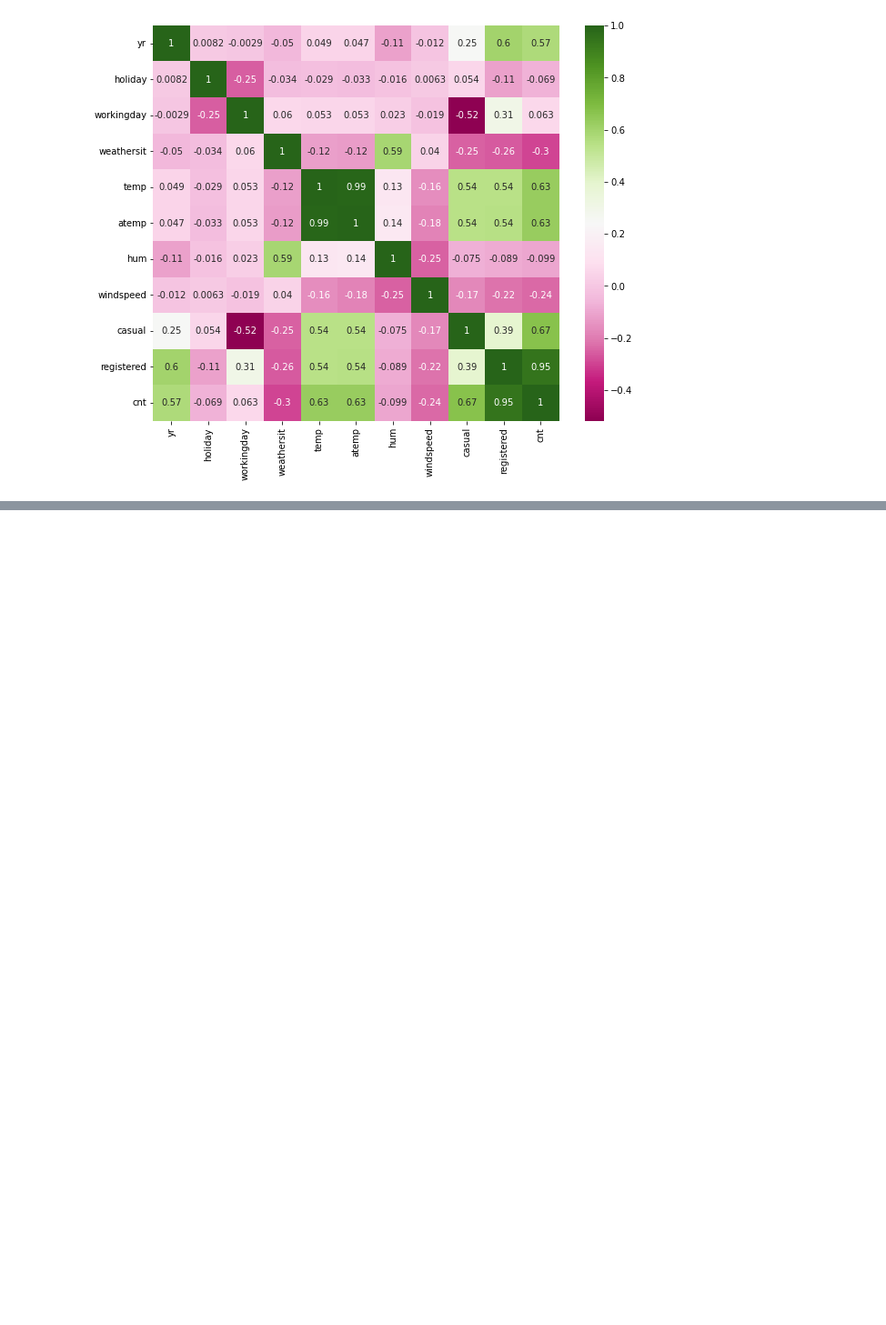
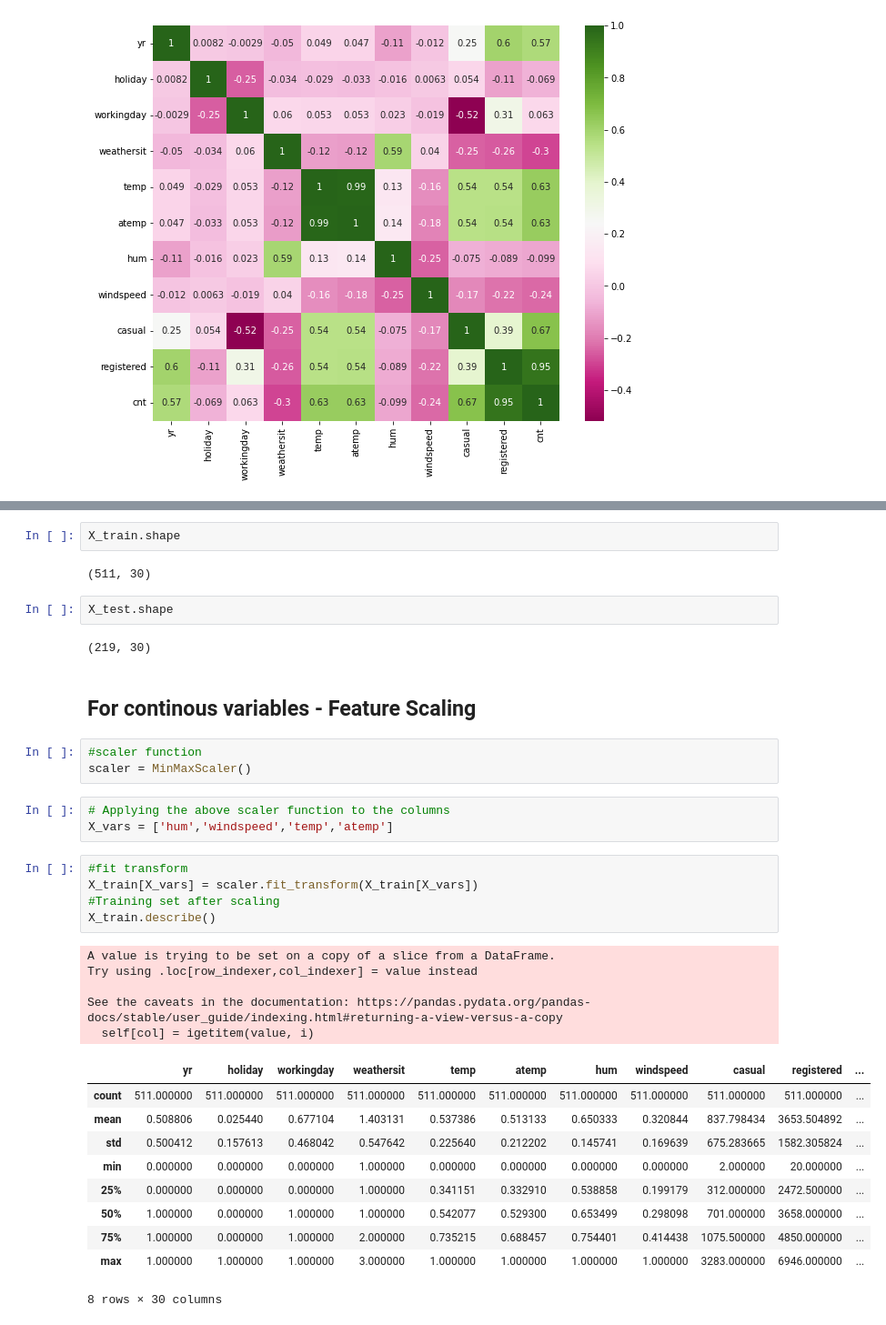
Before and after one commit to MrChetanDesai/Linear_Regression_Assignment, a Jupyter notebook: data_processing_modeling.ipynb, the cells around one changed output, grey strips where cells are left out. Shown at 91% size. Cells and saved outputs as stored; diff of their text form; blank space fills up the shorter version.

```diff
--- a/data_processing_modeling.ipynb
+++ b/data_processing_modeling.ipynb
@@ -246,0 +249,37 @@ X_test.shape
+# %%
+X_train.shape
+# %% [output]
+(511, 30)
+# %%
+X_test.shape
+# %% [output]
+(219, 30)
+# %% [markdown]
+## For continous variables - Feature Scaling
+# %%
+#scaler function
+scaler = MinMaxScaler()
+# %%
+# Applying the above scaler function to the columns
+X_vars = ['hum','windspeed','temp','atemp']
+# %%
+#fit transform
+X_train[X_vars] = scaler.fit_transform(X_train[X_vars])
+#Training set after scaling
+X_train.describe()
+# %% [output]
+A value is trying to be set on a copy of a slice from a DataFrame.
+Try using .loc[row_indexer,col_indexer] = value instead
+
+See the caveats in the documentation: https://pandas.pydata.org/pandas-docs/stable/user_guide/indexing.html#returning-a-view-versus-a-copy
+  self[col] = igetitem(value, i)
+|  | yr | holiday | workingday | weathersit | temp | atemp | hum | windspeed | casual | registered | ... |
+| count | 511.000000 | 511.000000 | 511.000000 | 511.000000 | 511.000000 | 511.000000 | 511.000000 | 511.000000 | 511.000000 | 511.000000 | ... |
+| mean | 0.508806 | 0.025440 | 0.677104 | 1.403131 | 0.537386 | 0.513133 | 0.650333 | 0.320844 | 837.798434 | 3653.504892 | ... |
+| std | 0.500412 | 0.157613 | 0.468042 | 0.547642 | 0.225640 | 0.212202 | 0.145741 | 0.169639 | 675.283665 | 1582.305824 | ... |
+| min | 0.000000 | 0.000000 | 0.000000 | 1.000000 | 0.000000 | 0.000000 | 0.000000 | 0.000000 | 2.000000 | 20.000000 | ... |
+| 25% | 0.000000 | 0.000000 | 0.000000 | 1.000000 | 0.341151 | 0.332910 | 0.538858 | 0.199179 | 312.000000 | 2472.500000 | ... |
+| 50% | 1.000000 | 0.000000 | 1.000000 | 1.000000 | 0.542077 | 0.529300 | 0.653499 | 0.298098 | 701.000000 | 3658.000000 | ... |
+| 75% | 1.000000 | 0.000000 | 1.000000 | 2.000000 | 0.735215 | 0.688457 | 0.754401 | 0.414438 | 1075.500000 | 4850.000000 | ... |
+| max | 1.000000 | 1.000000 | 1.000000 | 3.000000 | 1.000000 | 1.000000 | 1.000000 | 1.000000 | 3283.000000 | 6946.000000 | ... |
+8 rows × 30 columns
```
Also changed, not shown: parts of 20 cells of this notebook.
